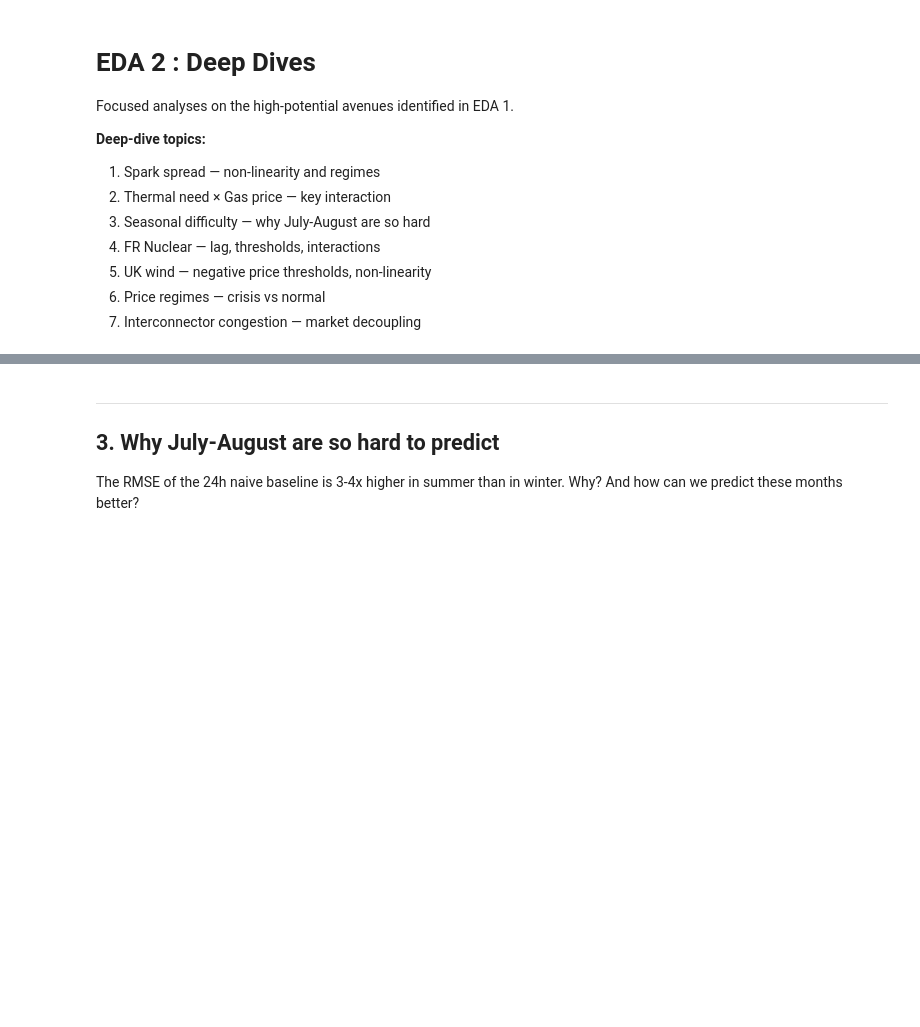
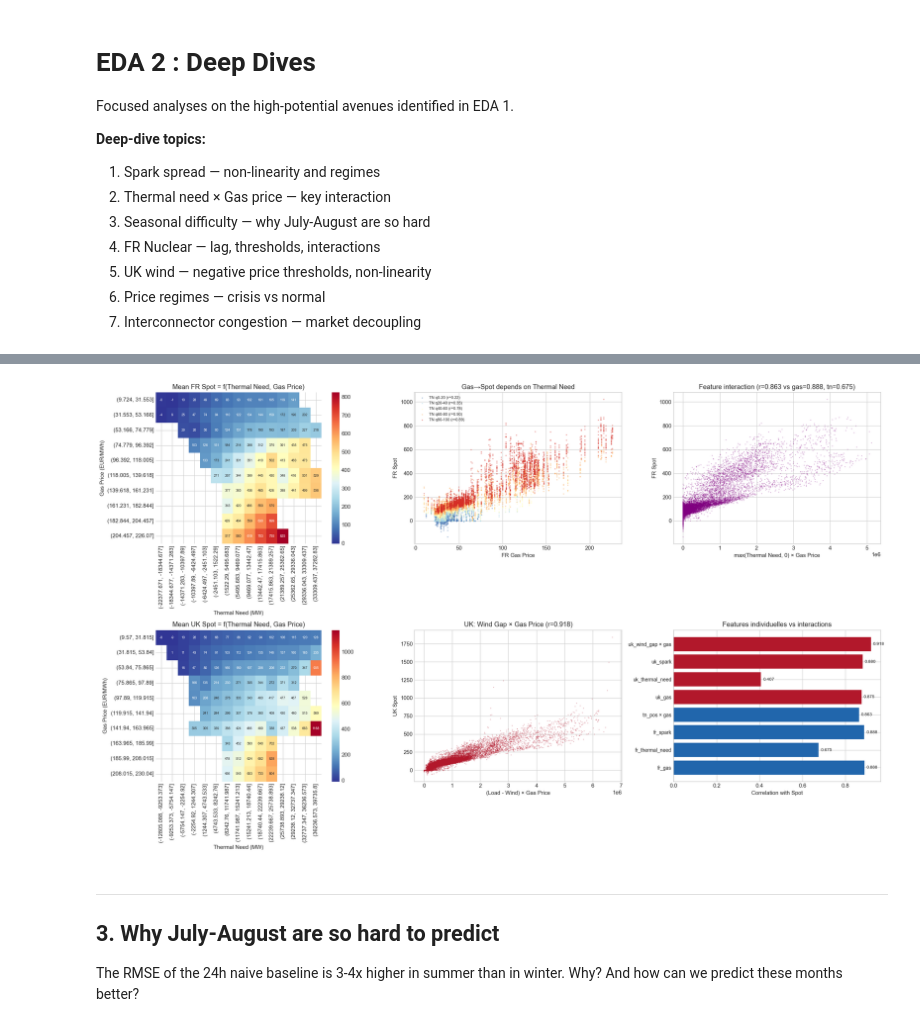
Before and after one commit to mathieucbd/incommodities-case-crunch-2026, a Jupyter notebook: notebooks/02_eda_deep_dives.ipynb, the cells around one changed output, grey strips where cells are left out. Cells and saved outputs as stored; diff of their text form; code cells hidden in the pictures; blank space fills up the shorter version.

```diff
--- a/notebooks/02_eda_deep_dives.ipynb
+++ b/notebooks/02_eda_deep_dives.ipynb
@@ -36,17 +36,22 @@ DAILY_COLS = ['de_gas', 'es_gas', 'fr_gas', 'nl_gas', 'uk_gas', 'eu_emission', '
 for col in DAILY_COLS:
     train[col] = train[col].ffill()
 
-# Pre-compute key derived features
+# Pre-compute key derived features and append with concat to avoid fragmentation
 GAS_EFF = 0.50
 EM_FACTOR = 0.37
-train['fr_residual'] = train['fr_load_f'] - train['fr_solar_f'] - train['fr_wind_f']
-train['uk_residual'] = train['uk_load_f'] - train['uk_solar_f'] - train['uk_wind_f']
-train['fr_thermal_need'] = train['fr_residual'] - train['fr_nuclear_avcap_f']
-train['uk_thermal_need'] = train['uk_residual'] - train['uk_nuclear_avcap_f']
-train['fr_spark'] = train['fr_gas'] / GAS_EFF + train['eu_emission'] * EM_FACTOR
-train['uk_spark'] = train['uk_gas'] / GAS_EFF + train['uk_emission'] * EM_FACTOR
-train['fr_wind_pen'] = train['fr_wind_f'] / train['fr_load_f'].clip(lower=1)
-train['uk_wind_pen'] = train['uk_wind_f'] / train['uk_load_f'].clip(lower=1)
-train['spread_fr_uk'] = train['fr_spot'] - train['uk_spot']
+derived_features = {
+    'fr_residual': train['fr_load_f'] - train['fr_solar_f'] - train['fr_wind_f'],
+    'uk_residual': train['uk_load_f'] - train['uk_solar_f'] - train['uk_wind_f'],
+    'fr_spark': train['fr_gas'] / GAS_EFF + train['eu_emission'] * EM_FACTOR,
+    'uk_spark': train['uk_gas'] / GAS_EFF + train['uk_emission'] * EM_FACTOR,
+    'fr_wind_pen': train['fr_wind_f'] / train['fr_load_f'].clip(lower=1),
+    'uk_wind_pen': train['uk_wind_f'] / train['uk_load_f'].clip(lower=1),
+    'spread_fr_uk': train['fr_spot'] - train['uk_spot'],
+}
+derived_features['fr_thermal_need'] = derived_features['fr_residual'] - train['fr_nuclear_avcap_f']
+derived_features['uk_thermal_need'] = derived_features['uk_residual'] - train['uk_nuclear_avcap_f']
+
+derived_df = pd.DataFrame(derived_features, index=train.index)
+train = pd.concat([train.drop(columns=derived_df.columns, errors='ignore'), derived_df], axis=1).copy()
 
 print('Data loaded. Starting deep dives.')
@@ -156,11 +182,11 @@ pivot = sub.pivot_table(values='fr_spot', index='gas_bin', columns='tn_bin', agg
 
 ax = axes[0, 0]
 sns.heatmap(pivot, ax=ax, cmap='RdYlBu_r', annot=True, fmt='.0f', annot_kws={'size': 6})
-ax.set_title('FR Spot moyen = f(Thermal Need, Gas Price)')
+ax.set_title('Mean FR Spot = f(Thermal Need, Gas Price)')
 ax.set_xlabel('Thermal Need (MW)')
 ax.set_ylabel('Gas Price (EUR/MWh)')
 
-# 2b. Corrélation gas-spot conditionnelle au thermal need
+# 2b. Gas-spot correlation conditional on thermal need
 ax = axes[0, 1]
 tn_quantiles = sub['fr_thermal_need'].quantile([0, 0.2, 0.4, 0.6, 0.8, 1.0])
 colors = plt.cm.RdYlBu_r(np.linspace(0.1, 0.9, 5))
@@ -172,10 +198,10 @@ for i in range(5):
               s=2, alpha=0.3, color=colors[i], label=label)
 ax.set_xlabel('FR Gas Price')
 ax.set_ylabel('FR Spot')
-ax.set_title('Gas→Spot dépend du Thermal Need')
+ax.set_title('Gas→Spot depends on Thermal Need')
 ax.legend(fontsize=7, loc='upper left')
 
-# 2c. Feature candidate : thermal_need × gas_price
+# 2c. Candidate feature: thermal_need × gas_price
 sub['tn_x_gas'] = sub['fr_thermal_need'].clip(lower=0) * sub['fr_gas']
 r_tn_gas = sub['tn_x_gas'].corr(sub['fr_spot'])
 r_gas = sub['fr_gas'].corr(sub['fr_spot'])
@@ -197,7 +223,7 @@ pivot_uk = sub_uk.pivot_table(values='uk_spot', index='gas_bin', columns='tn_bin
 
 ax = axes[1, 0]
 sns.heatmap(pivot_uk, ax=ax, cmap='RdYlBu_r', annot=True, fmt='.0f', annot_kws={'size': 6})
-ax.set_title('UK Spot moyen = f(Thermal Need, Gas Price)')
+ax.set_title('Mean UK Spot = f(Thermal Need, Gas Price)')
 ax.set_xlabel('Thermal Need (MW)')
 ax.set_ylabel('Gas Price (EUR/MWh)')
 
@@ -207,34 +233,36 @@ sub_uk['wind_gap_x_gas'] = sub_uk['wind_gap'].clip(lower=0) * sub_uk['uk_gas']
 r_wg = sub_uk['wind_gap_x_gas'].corr(sub_uk['uk_spot'])
 
 ax = axes[1, 1]
 ax.scatter(sub_uk['wind_gap_x_gas'], sub_uk['uk_spot'], s=1, alpha=0.2, color='#b2182b')
 ax.set_xlabel('(Load - Wind) × Gas Price')
 ax.set_ylabel('UK Spot')
 ax.set_title(f'UK: Wind Gap × Gas Price (r={r_wg:.3f})')
 
 # Comparison bar chart : individual vs interaction features
 ax = axes[1, 2]
 feats = {
     'fr_gas': sub['fr_gas'].corr(sub['fr_spot']),
     'fr_thermal_need': sub['fr_thermal_need'].corr(sub['fr_spot']),
     'fr_spark': sub['fr_spark'].corr(sub['fr_spot']),
     'tn_pos × gas': r_tn_gas,
     'uk_gas': sub_uk['uk_gas'].corr(sub_uk['uk_spot']),
     'uk_thermal_need': sub_uk['uk_thermal_need'].corr(sub_uk['uk_spot']),
     'uk_spark': sub_uk['uk_spark'].corr(sub_uk['uk_spot']),
     'uk_wind_gap × gas': r_wg,
 }
 colors = ['#2166ac']*4 + ['#b2182b']*4
 ax.barh(range(len(feats)), list(feats.values()), color=colors)
 ax.set_yticks(range(len(feats)))
 ax.set_yticklabels(feats.keys(), fontsize=9)
-ax.set_xlabel('Corrélation avec Spot')
+ax.set_xlabel('Correlation with Spot')
 ax.set_title('Features individuelles vs interactions')
 for i, v in enumerate(feats.values()):
     ax.text(v + 0.01, i, f'{v:.3f}', va='center', fontsize=8)
 
 plt.tight_layout()
 plt.show()
+# %% [output]
+[figure, added]
 # %% [markdown]
 ---
 ## 3. Why July-August are so hard to predict
```
Also changed, not shown: parts of 22 cells of this notebook, 19 other files.
